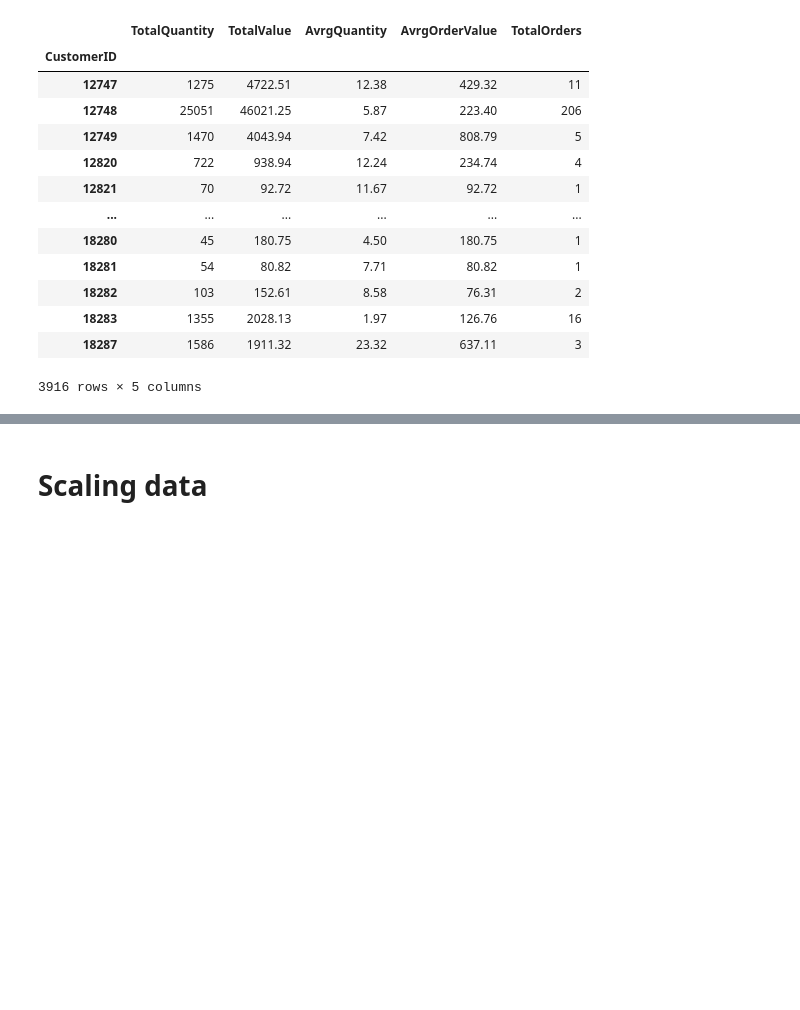
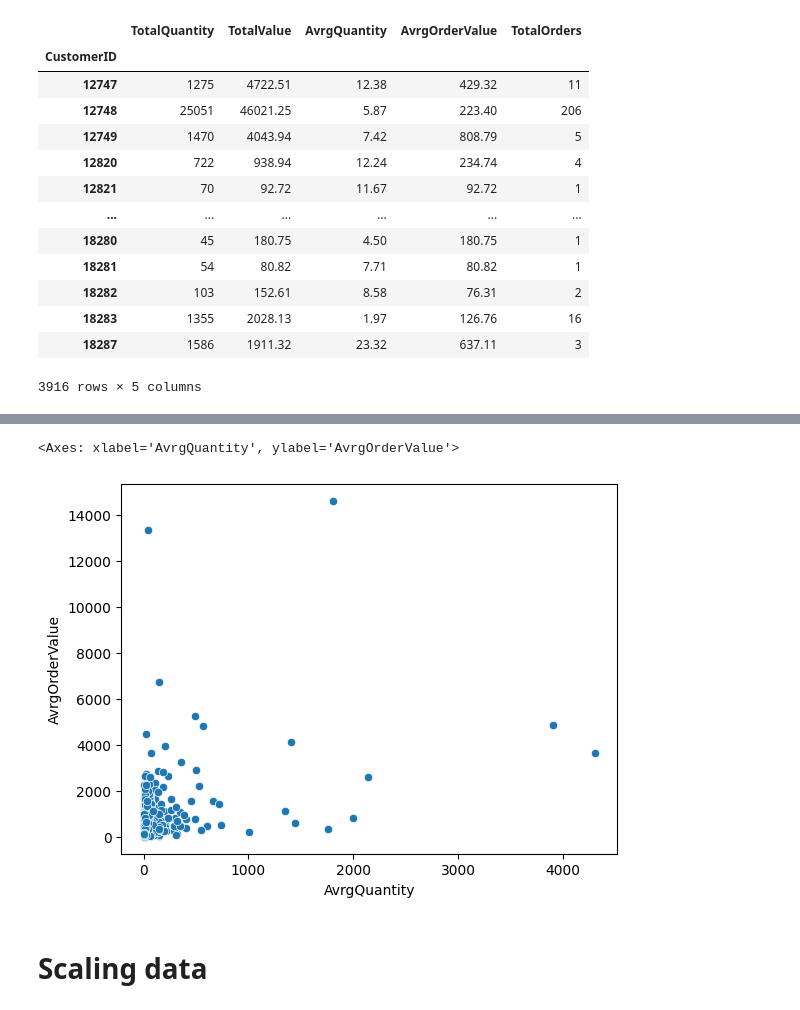
Before and after one commit to dimitsagk/ClientClustering_InventoryForecast, a Jupyter notebook: notebooks/03_ClientClustering_ML-notebook.ipynb, the cells around one changed output, grey strips where cells are left out. Saved outputs shown, nothing was run; the diff lists cells and outputs as text; code cells hidden in the pictures; blank space fills up the shorter version.

```diff
--- a/notebooks/03_ClientClustering_ML-notebook.ipynb
+++ b/notebooks/03_ClientClustering_ML-notebook.ipynb
@@ -157,3 +184,8 @@ cust
+# %%
+sns.scatterplot(data=cust, x='AvrgQuantity', y='AvrgOrderValue')
+# %% [output]
+<Axes: xlabel='AvrgQuantity', ylabel='AvrgOrderValue'>
+[figure, added]
 # %% [markdown]
 # Scaling data
 # %% [markdown]
```
Also changed, not shown: parts of 6 cells of this notebook.
